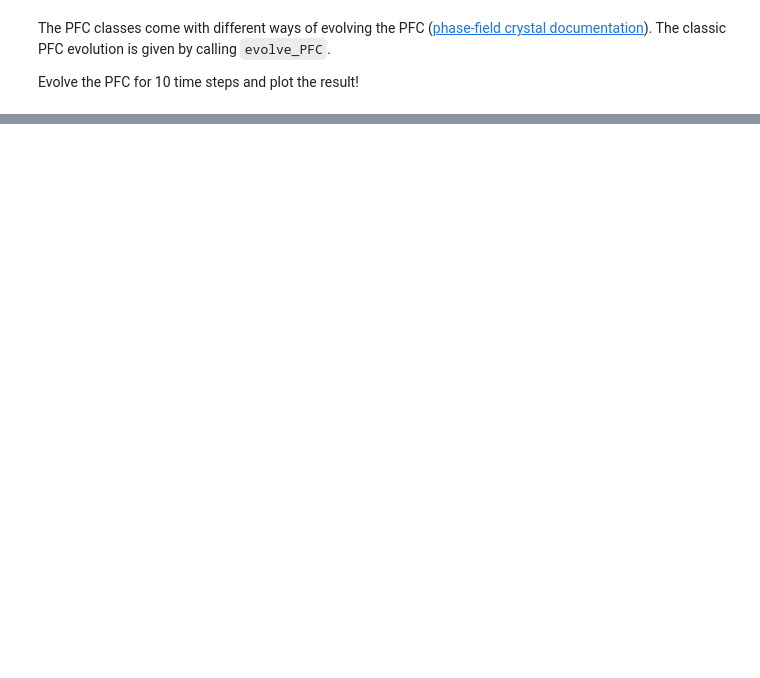
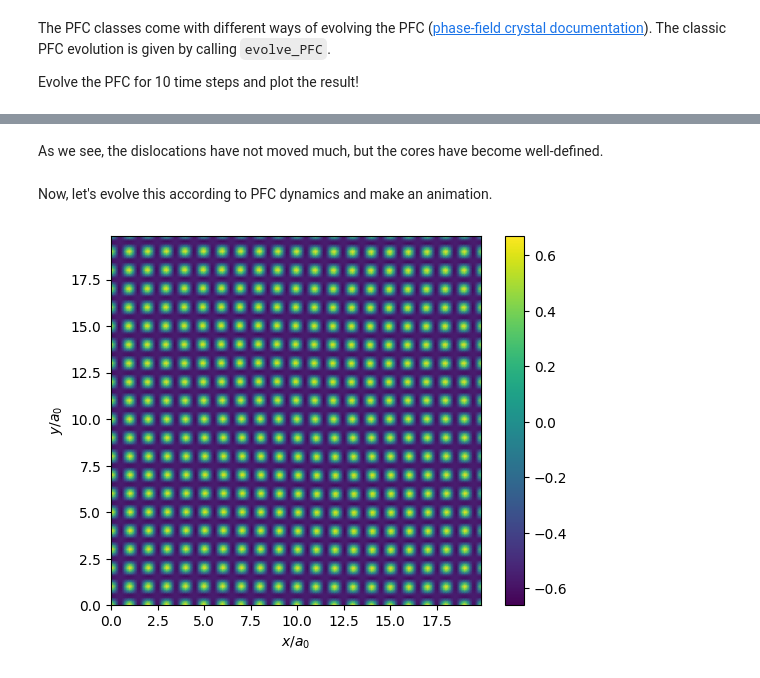
Before and after one commit to vidarsko/ComFiT, a Jupyter notebook: tutorial/phase_field_crystal_basic_framework.ipynb, the cells around one changed output, grey strips where cells are left out. Cells and saved outputs as stored; diff of their text form; code cells hidden in the pictures; blank space fills up the shorter version.

Commit message:
Added animation to PFC tutorial

```diff
--- a/tutorial/phase_field_crystal_basic_framework.ipynb
+++ b/tutorial/phase_field_crystal_basic_framework.ipynb
@@ -129,0 +132,12 @@ pfc.plot_field(pfc.psi)
+# %% [markdown]
+As we see, the dislocations have not moved much, but the cores have become well-defined.
+# %% [markdown]
+Now, let's evolve this according to PFC dynamics and make an animation.
+# %%
+for n in range(100):
+    pfc.evolve_PFC(20)
+    pfc.plot_field(pfc.psi)
+    cf.tool_save_plot(n)
+cf.tool_make_animation_gif(n,name='Normal_PFC_evolution')
+# %% [output]
+[figure, added]
```
Also changed, not shown: parts of 9 cells of this notebook, 5 other files.
